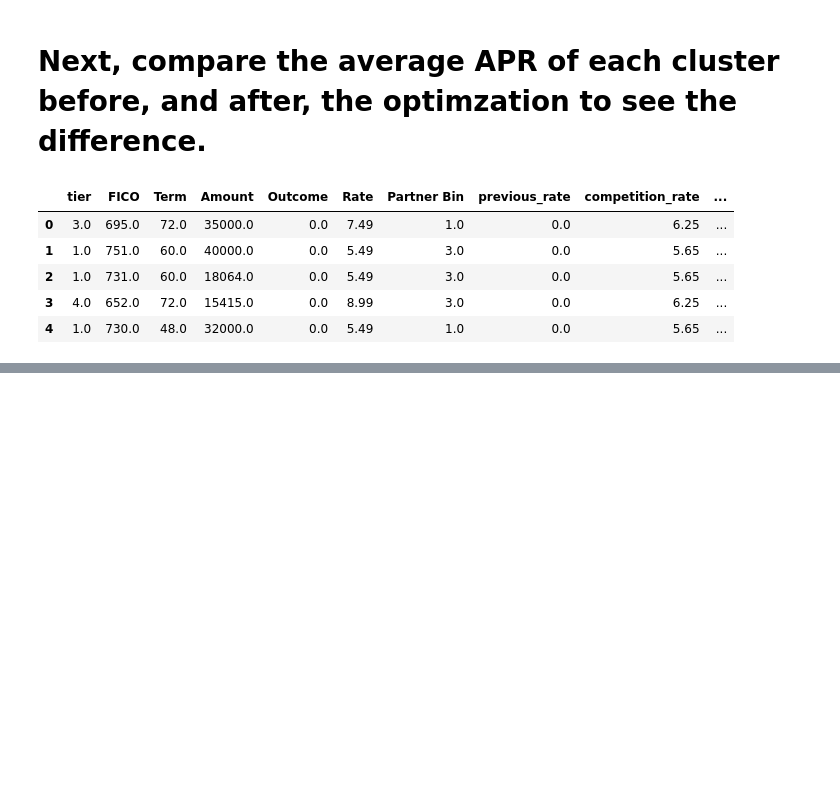
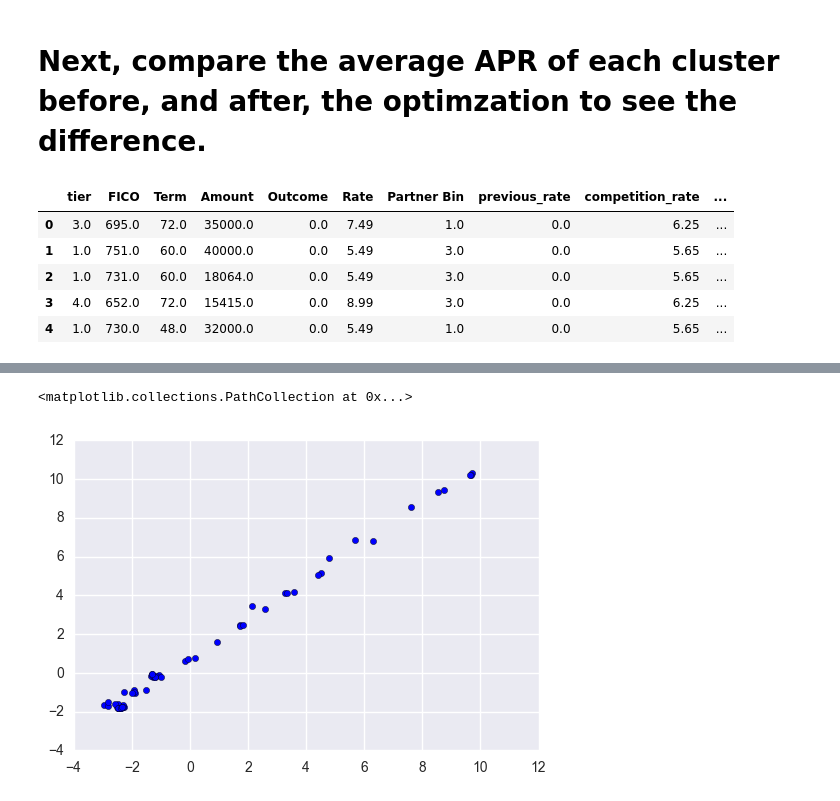
Before and after one commit to jonhilgart22/Galvanize-Data-Leadership, a Jupyter notebook: week6-Finance/Finance-Presentation-Team-8-JH.ipynb, the cells around one changed output, grey strips where cells are left out. Saved outputs shown, nothing was run; the diff lists cells and outputs as text; code cells hidden in the pictures; blank space fills up the shorter version.

```diff
--- a/week6-Finance/Finance-Presentation-Team-8-JH.ipynb
+++ b/week6-Finance/Finance-Presentation-Team-8-JH.ipynb
@@ -547,0 +605,5 @@ plt.xlabel("Percent Difference")
+# %%
+plt.scatter(difference_in_rates_new_minus_original,difference_in_rates_new_minus_original_COMPETITOR)
+# %% [output]
+<matplotlib.collections.PathCollection at 0x...>
+[figure, added]
```
Also changed, not shown: parts of 7 cells of this notebook.
